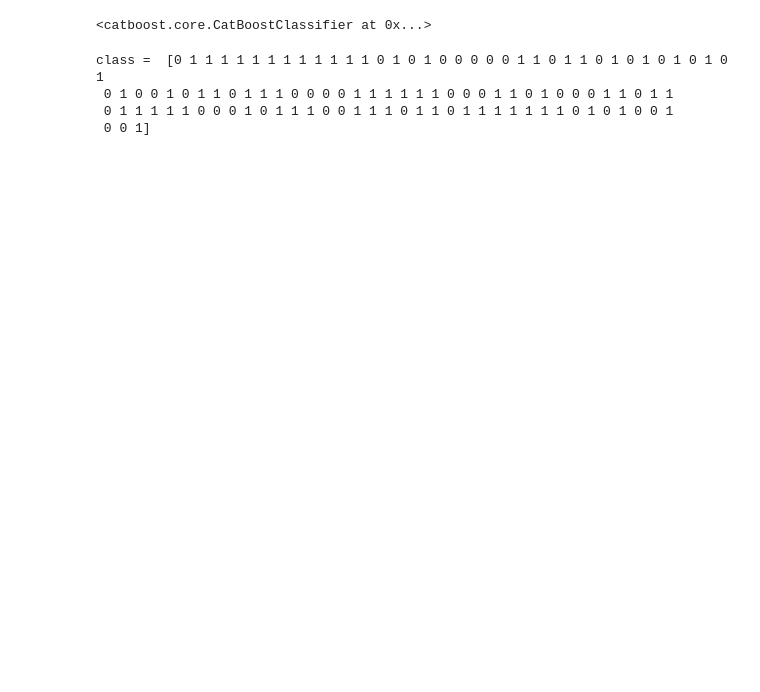
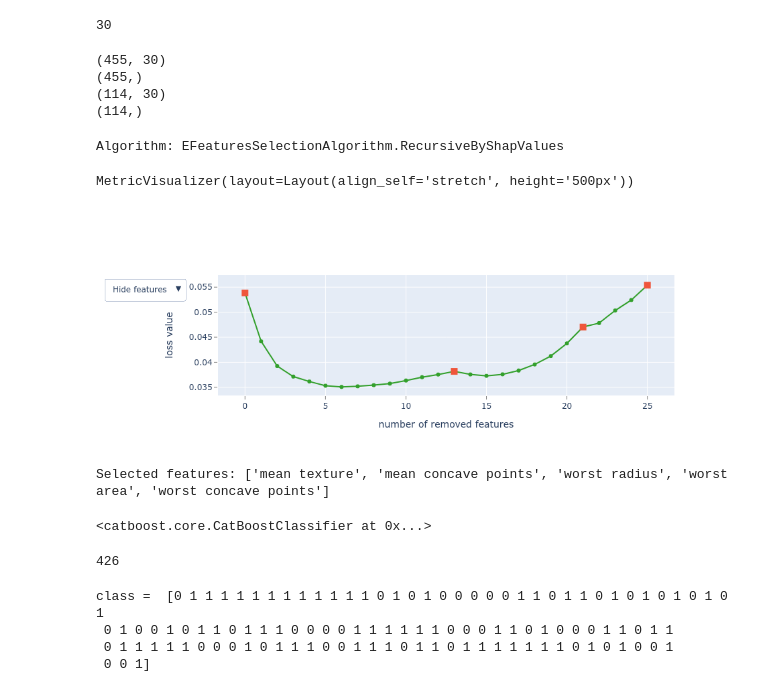
Before and after one commit to zhilongjia/SHAP_FSelection, a Jupyter notebook: breast_cancer_data_example.ipynb, the cells around one changed output. Cells and saved outputs as stored; diff of their text form; code cells hidden in the pictures; blank space fills up the shorter version.

Commit message:
add feature selection from catboost manual.

```diff
--- a/breast_cancer_data_example.ipynb
+++ b/breast_cancer_data_example.ipynb
@@ -34,3 +22,53 @@ metrics = model.eval_metrics(validate_pool, [cb.metrics.AUC(), cb.metrics.Accura
+# %%
+X, y = breast_cancer_data.data, breast_cancer_data.target
+feature_names = np.array(breast_cancer_data.feature_names)
+feature_names_list = list(breast_cancer_data.feature_names)
+# %%
+X_train, X_test, y_train, y_test = train_test_split(X, y, test_size=0.2, random_state=0)
+train_pool = cb.Pool(X_train, y_train, feature_names=feature_names_list)
+validate_pool = cb.Pool(X_test, y_test, feature_names=feature_names_list)
+# %%
+train_pool.num_col()
+# %% [output]
+30
+# %%
+from catboost import CatBoostClassifier, EShapCalcType, EFeaturesSelectionAlgorithm
+
+def select_features_adult(algorithm: EFeaturesSelectionAlgorithm, steps: int = 1):
+    print('Algorithm:', algorithm)
+    model = CatBoostClassifier(iterations=500, random_seed=0)
+    summary = model.select_features(
+        train_pool,
+        eval_set=validate_pool,
+        features_for_select=list(range(train_pool.num_col())),
+        num_features_to_select=5,
+        steps=steps,
+        algorithm=algorithm,
+        shap_calc_type=EShapCalcType.Regular,
+        train_final_model=True,
+        logging_level='Silent',
+        plot=True
+    )
+    print('Selected features:', summary['selected_features_names'])
+    return summary
+# %%
+breast_cancer_data.feature_names
+print (X_train.shape )
+print (y_train.shape )
+print (X_test.shape )
+print (y_test.shape )
+# %% [output]
+(455, 30)
+(455,)
+(114, 30)
+(114,)
+# %%
+shap_summary = select_features_adult(algorithm=EFeaturesSelectionAlgorithm.RecursiveByShapValues, steps=3)
+# %% [output]
+Algorithm: EFeaturesSelectionAlgorithm.RecursiveByShapValues
+MetricVisualizer(layout=Layout(align_self='stretch', height='500px'))
+[figure, added]
+Selected features: ['mean texture', 'mean concave points', 'worst radius', 'worst area', 'worst concave points']
 # %%
 model = cb.CatBoostClassifier(verbose=False)
 model.fit(X_train, y_train, eval_set=validate_pool)
@@ -39,3 +80,8 @@ model.fit(X_train, y_train, eval_set=validate_pool)
+# %%
+len(metrics['AUC'] )
+len(metrics['Accuracy'] )
+# %% [output]
+426
 # %%
 preds_class = model.predict(X_test)
 # preds_proba = model.predict_proba(X_test)
```
Also changed, not shown: parts of 9 cells of this notebook.
